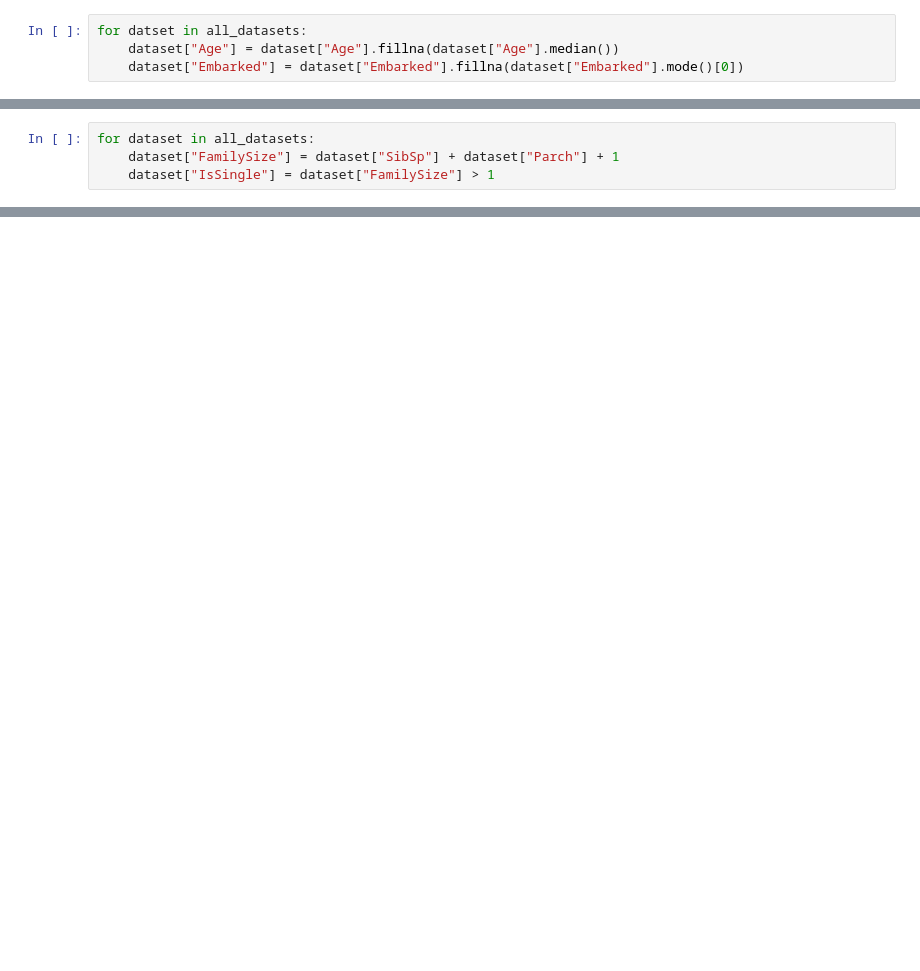
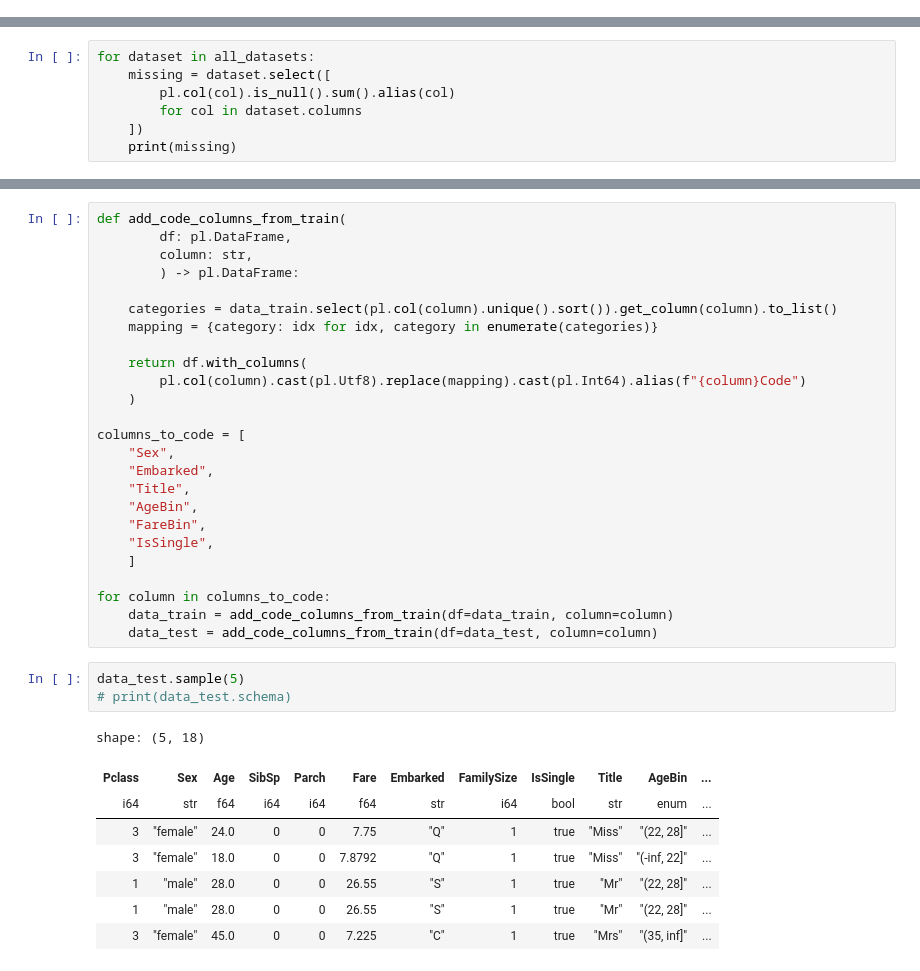
Before and after one commit to Sukusin/titanic-pipeline, a Jupyter notebook: deep-nn/notebooks/eda.ipynb, the cells around one changed output, grey strips where cells are left out. Saved outputs shown, nothing was run; the diff lists cells and outputs as text; blank space fills up the shorter version.

```diff
--- a/deep-nn/notebooks/eda.ipynb
+++ b/deep-nn/notebooks/eda.ipynb
@@ -37,4 +32,0 @@ memory usage: 36.1 KB
-# %%
-for datset in all_datasets:
-    dataset["Age"] = dataset["Age"].fillna(dataset["Age"].median())
-    dataset["Embarked"] = dataset["Embarked"].fillna(dataset["Embarked"].mode()[0])
@@ -63,4 +32,0 @@ dtype: int64
-# %%
-for dataset in all_datasets:
-    dataset["FamilySize"] = dataset["SibSp"] + dataset["Parch"] + 1
-    dataset["IsSingle"] = dataset["FamilySize"] > 1
@@ -68,0 +33,7 @@ SyntaxError: invalid syntax (4152184924.py, line 3)
+# %%
+for dataset in all_datasets:
+    missing = dataset.select([
+        pl.col(col).is_null().sum().alias(col)
+        for col in dataset.columns
+    ])
+    print(missing)
@@ -68,0 +183,37 @@ SyntaxError: invalid syntax (4152184924.py, line 3)
+# %%
+def add_code_columns_from_train(
+        df: pl.DataFrame,
+        column: str,
+        ) -> pl.DataFrame:
+
+    categories = data_train.select(pl.col(column).unique().sort()).get_column(column).to_list()
+    mapping = {category: idx for idx, category in enumerate(categories)}
+
+    return df.with_columns(
+        pl.col(column).cast(pl.Utf8).replace(mapping).cast(pl.Int64).alias(f"{column}Code")
+    )
+
+columns_to_code = [
+    "Sex",
+    "Embarked",
+    "Title",
+    "AgeBin",
+    "FareBin",
+    "IsSingle",
+    ]
+
+for column in columns_to_code:
+    data_train = add_code_columns_from_train(df=data_train, column=column)
+    data_test = add_code_columns_from_train(df=data_test, column=column)
+# %%
+data_test.sample(5)
+# print(data_test.schema)
+# %% [output]
+shape: (5, 18)
+| Pclass | Sex | Age | SibSp | Parch | Fare | Embarked | FamilySize | IsSingle | Title | AgeBin | ... |
+| i64 | str | f64 | i64 | i64 | f64 | str | i64 | bool | str | enum | ... |
+| 3 | "female" | 24.0 | 0 | 0 | 7.75 | "Q" | 1 | true | "Miss" | "(22, 28]" | ... |
+| 3 | "female" | 18.0 | 0 | 0 | 7.8792 | "Q" | 1 | true | "Miss" | "(-inf, 22]" | ... |
+| 1 | "male" | 28.0 | 0 | 0 | 26.55 | "S" | 1 | true | "Mr" | "(22, 28]" | ... |
+| 1 | "male" | 28.0 | 0 | 0 | 26.55 | "S" | 1 | true | "Mr" | "(22, 28]" | ... |
+| 3 | "female" | 45.0 | 0 | 0 | 7.225 | "C" | 1 | true | "Mrs" | "(35, inf]" | ... |
```
Also changed, not shown: parts of 16 cells of this notebook, 12 other files.
